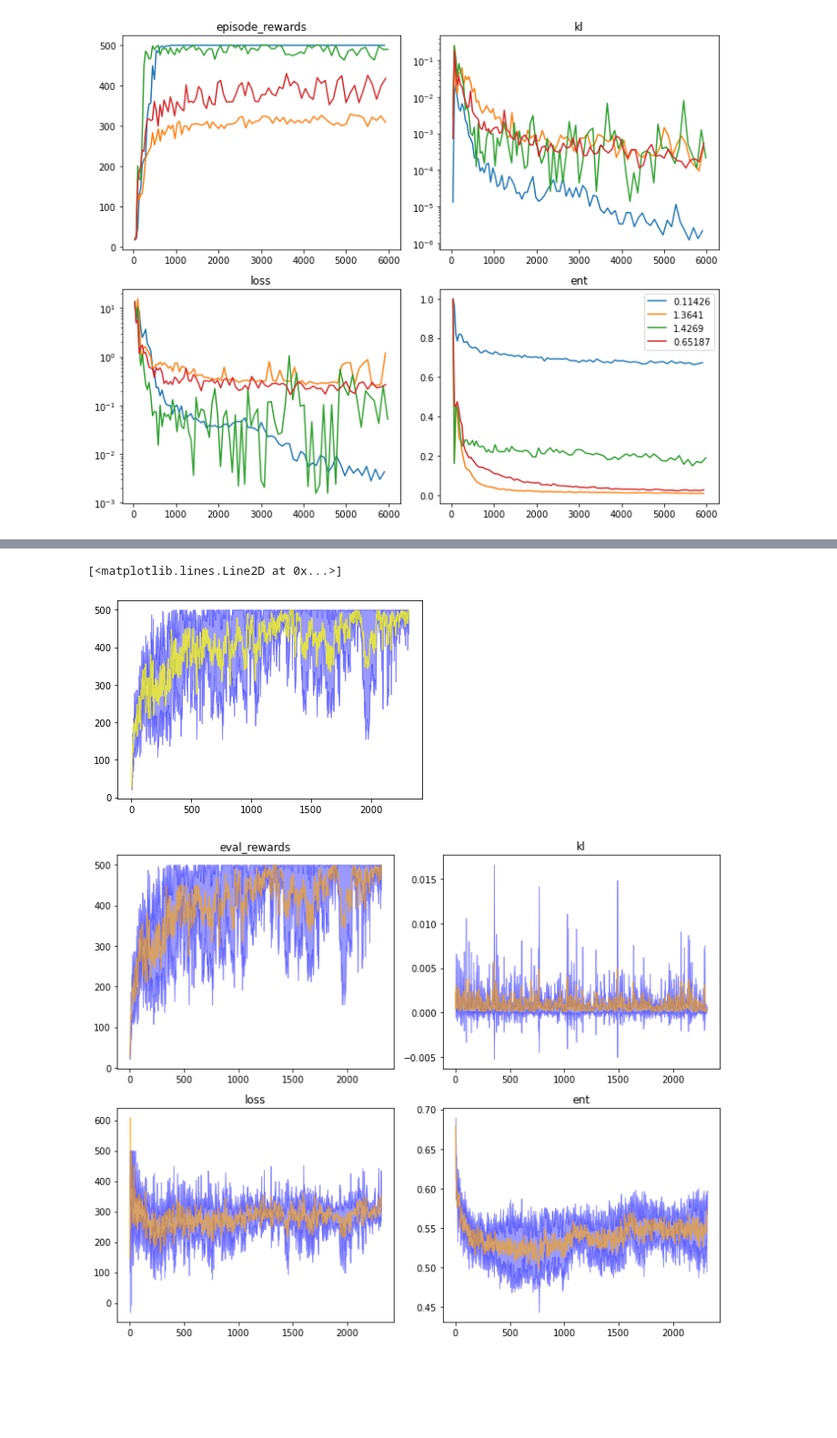
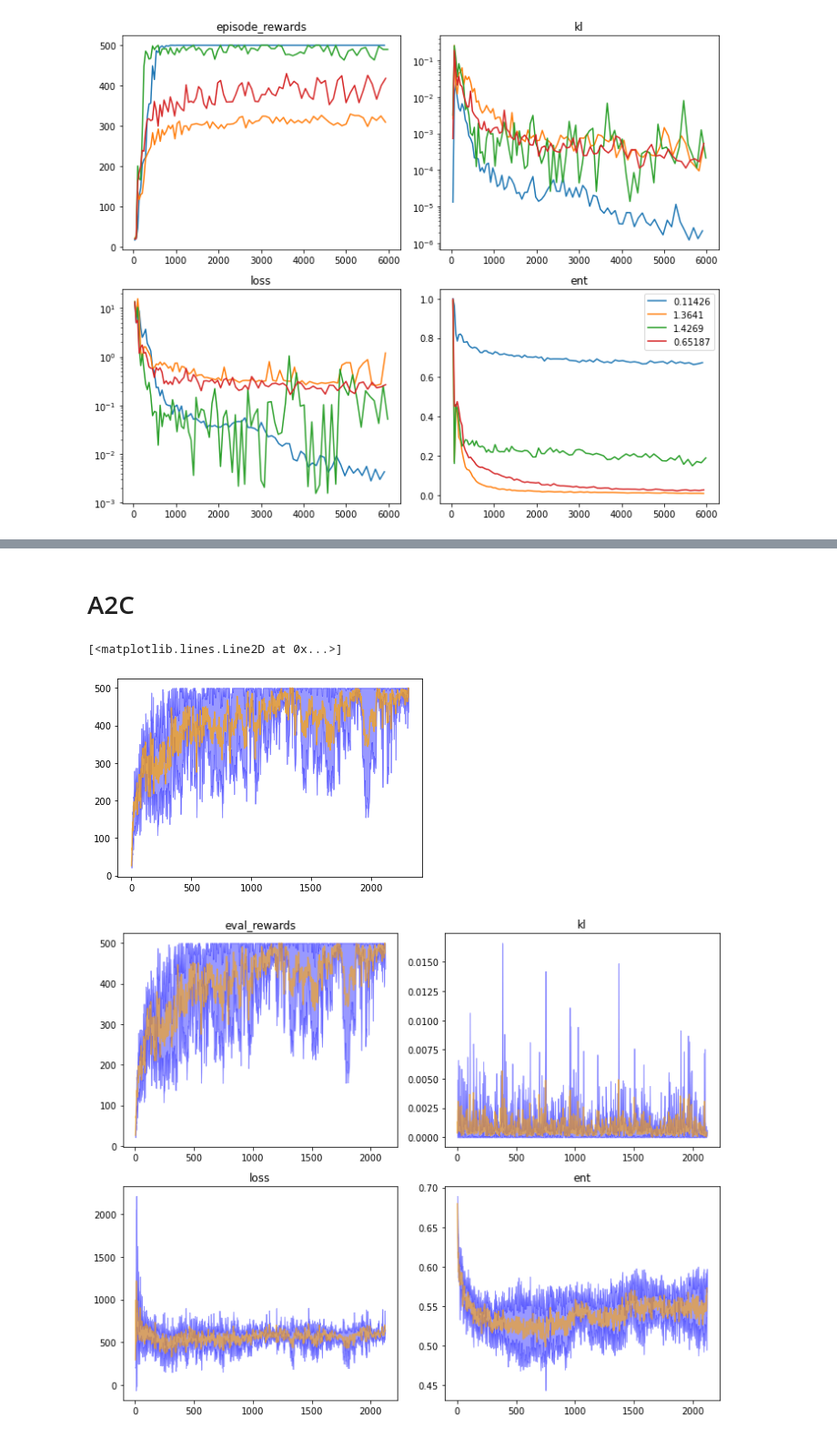
Before and after one commit to riccardodv/MirrorRL, a Jupyter notebook: analyse.ipynb, the cells around one changed output, grey strips where cells are left out. Shown: that part at 91% size. Cells and saved outputs as stored; diff of their text form; code cells hidden in the pictures; blank space fills up the shorter version.

```diff
--- a/analyse.ipynb
+++ b/analyse.ipynb
@@ -112,0 +106,3 @@ fig.tight_layout()
+# %%
+path = "ray_results/run_2022-05-19_14-13-03/"
+plot_all_av_std(path,None)
@@ -113,3 +111,5 @@ fig.tight_layout()
+# %% [markdown]
+# A2C
 # %%
 df = pd.read_csv("/home/riccardo/WORK-RESEARCH/MirrorRL/results/solving_cartpole/solving_cartpole/21/manager_data/data.csv")
 df = df[df["tag"]=="eval_rewards"]
@@ -118,10 +118,10 @@ xfit = df["mean"]["dw_time_elapsed"]["eval_rewards"]
 yfit = df["mean"]["value"]["eval_rewards"]
 dyfit = df["std"]["value"]["eval_rewards"]
 plt.fill_between(xfit, yfit - dyfit, np.minimum(yfit+dyfit,500), color='blue', alpha=0.4)
-plt.plot(xfit, yfit, color='yellow', alpha=0.7)
+plt.plot(xfit, yfit, color='orange', alpha=0.7)
 # %% [output]
 [<matplotlib.lines.Line2D at 0x...>]
-[figure, old version]
+[figure, new version]
 # %%
 def plot_rlberry_exp(path):
     df = pd.read_csv(path + "/data.csv")
@@ -133,34 +133,34 @@ def plot_rlberry_exp(path):
     yfit = df["mean"]["value"]["eval_rewards"]
     dyfit = df["std"]["value"]["eval_rewards"]
     axs[0, 0].fill_between(xfit, yfit - dyfit, np.minimum(yfit+dyfit,500), color='blue', alpha=0.4)
-    axs[0, 0].plot(xfit, yfit, color='yellow', alpha=0.6)
+    axs[0, 0].plot(xfit, yfit, color='orange', alpha=0.6)
     axs[0, 0].set_title("eval_rewards")
 
     xfit = df["mean"]["dw_time_elapsed"]["loss"]
     yfit = df["mean"]["value"]["loss"]
     dyfit = df["std"]["value"]["loss"]
-    axs[1, 0].fill_between(xfit, yfit - dyfit, np.minimum(yfit+dyfit,500), color='blue', alpha=0.4)
-    axs[1, 0].plot(xfit, yfit, color='yellow', alpha=0.6)
+    axs[1, 0].fill_between(xfit, yfit - dyfit, yfit+dyfit, color='blue', alpha=0.4)
+    axs[1, 0].plot(xfit, yfit, color='orange', alpha=0.6)
     axs[1, 0].set_title("loss")
 
     xfit = df["mean"]["dw_time_elapsed"]["kl"]
     yfit = df["mean"]["value"]["kl"]
     dyfit = df["std"]["value"]["kl"]
-    axs[0, 1].fill_between(xfit, yfit - dyfit, np.minimum(yfit+dyfit,500), color='blue', alpha=0.4)
-    axs[0, 1].plot(xfit, yfit, color='yellow', alpha=0.6)
+    axs[0, 1].fill_between(xfit, np.maximum(yfit - dyfit,0), yfit+dyfit, color='blue', alpha=0.4)
+    axs[0, 1].plot(xfit, yfit, color='orange', alpha=0.6)
     axs[0, 1].set_title("kl")
 
     xfit = df["mean"]["dw_time_elapsed"]["ent"]
     yfit = df["mean"]["value"]["ent"]
     dyfit = df["std"]["value"]["ent"]
-    axs[1, 1].fill_between(xfit, yfit - dyfit, np.minimum(yfit+dyfit,500), color='blue', alpha=0.4)
-    axs[1, 1].plot(xfit, yfit, color='yellow', alpha=0.6)
+    axs[1, 1].fill_between(xfit, np.maximum(yfit - dyfit,0), yfit+dyfit, color='blue', alpha=0.4)
+    axs[1, 1].plot(xfit, yfit, color='orange', alpha=0.6)
     axs[1, 1].set_title("ent")
 
     fig.tight_layout()
     plt.savefig(path.replace("/","_"))
 # %%
-path = "results/solving_cartpole/solving_cartpole/21/manager_data"
+path = "results/solving_cartpole/solving_cartpole/22/manager_data"
 plot_rlberry_exp(path)
 # %% [output]
-[figure, old version]
+[figure, new version]
```
Also changed, not shown: parts of 11 cells of this notebook, 5 other files.
